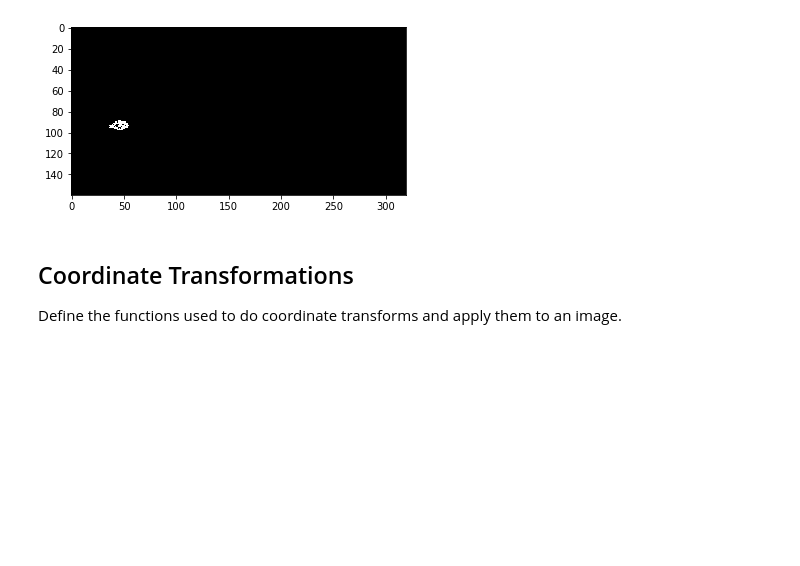
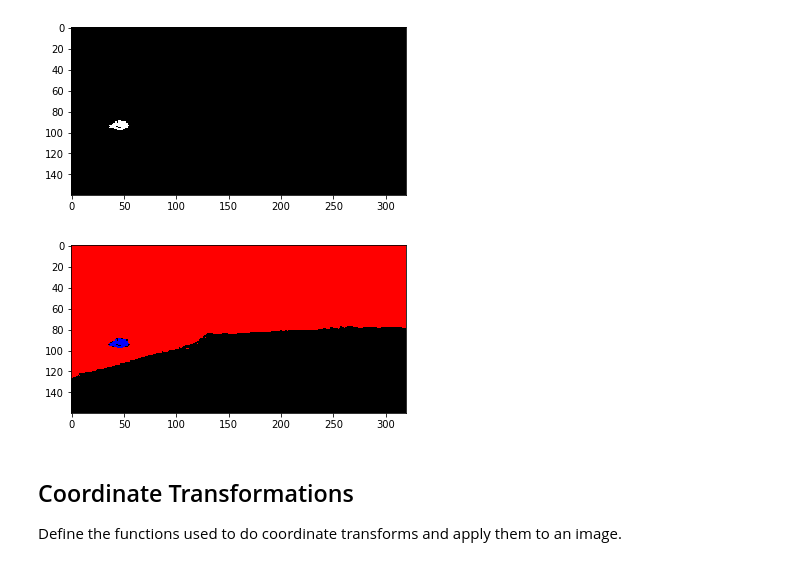
Before and after one commit to VIcuko/RoboND-Rover-Project, a Jupyter notebook: code/Rover_Project_Test_Notebook.ipynb, the cells around one changed output. Drawn from its saved outputs; the diff is of its cells as text; code cells hidden in the pictures; blank space fills up the shorter version.

```diff
--- a/code/Rover_Project_Test_Notebook.ipynb
+++ b/code/Rover_Project_Test_Notebook.ipynb
@@ -186,9 +183,18 @@ plt.show()
 # %%
 rock_threshed = color_thresh2(rock_image,"rock")
+not_ground = color_thresh2(rock_image,"noground")
 plt.imshow(rock_threshed, cmap='gray')
 # %% [output]
 <matplotlib.image.AxesImage at 0x...>
 [figure]
+# %%
+james = np.zeros((160, 320, 3), dtype=np.float)
+james[:,:,2] = rock_threshed
+james[:,:,0] = not_ground
+plt.imshow(james)
+plt.show()
+# %% [output]
+[figure, added]
 # %% [markdown]
 ## Coordinate Transformations
 Define the functions used to do coordinate transforms and apply them to an image.
```
Also changed, not shown: parts of 6 cells of this notebook, 1 other file.
